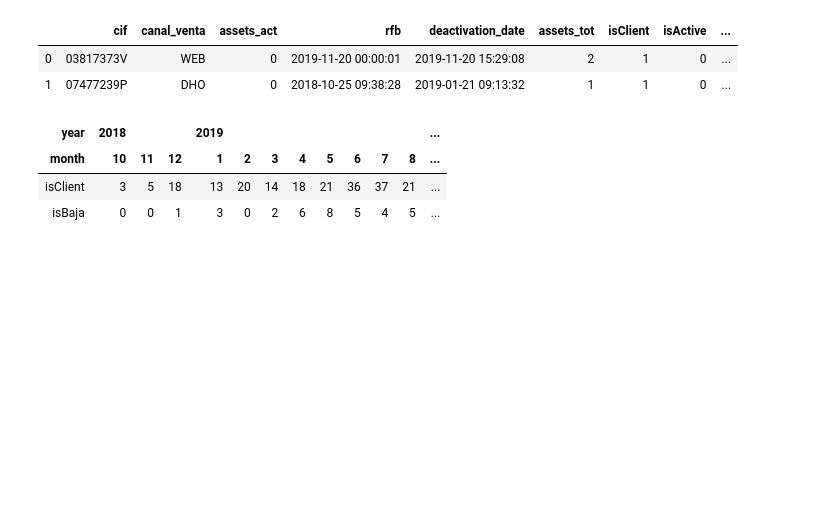
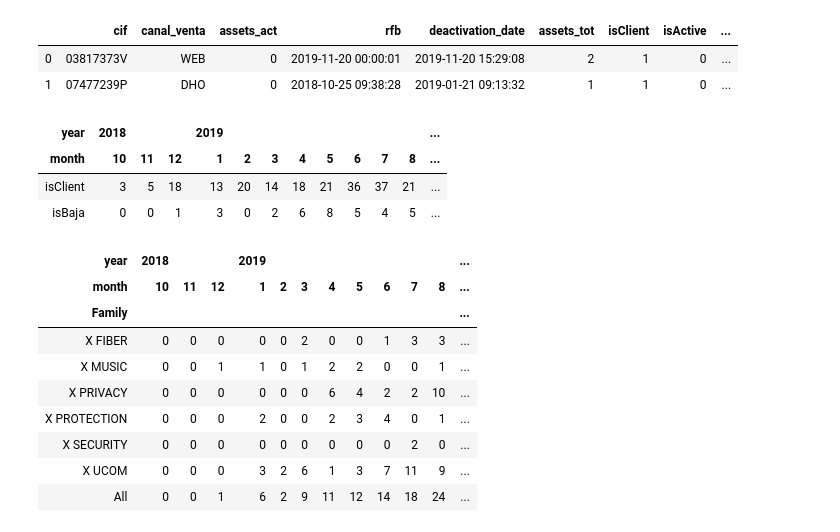
Before and after one commit to mariaadradosr/PyCartera, a Jupyter notebook: Final_PyCartera.ipynb, the cells around one changed output. Saved outputs shown, nothing was run; the diff lists cells and outputs as text; code cells hidden in the pictures; blank space fills up the shorter version.

```diff
--- a/Final_PyCartera.ipynb
+++ b/Final_PyCartera.ipynb
@@ -102,3 +102,18 @@ functions.cli_altas_bajas_mes(df_altas,canal=0)
 | month | 10 | 11 | 12 | 1 | 2 | 3 | 4 | 5 | 6 | 7 | 8 | ... |
 | isClient | 3 | 5 | 18 | 13 | 20 | 14 | 18 | 21 | 36 | 37 | 21 | ... |
 | isBaja | 0 | 0 | 1 | 3 | 0 | 2 | 6 | 8 | 5 | 4 | 5 | ... |
+# %%
+altas,bajas = ass_altas_bajas_prod_mes(df,0)
+# %%
+bajas
+# %% [output]
+| year | 2018 |  |  | 2019 |  |  |  |  |  |  |  | ... |
+| month | 10 | 11 | 12 | 1 | 2 | 3 | 4 | 5 | 6 | 7 | 8 | ... |
+| Family |  |  |  |  |  |  |  |  |  |  |  | ... |
+| X FIBER | 0 | 0 | 0 | 0 | 0 | 2 | 0 | 0 | 1 | 3 | 3 | ... |
+| X MUSIC | 0 | 0 | 1 | 1 | 0 | 1 | 2 | 2 | 0 | 0 | 1 | ... |
+| X PRIVACY | 0 | 0 | 0 | 0 | 0 | 0 | 6 | 4 | 2 | 2 | 10 | ... |
+| X PROTECTION | 0 | 0 | 0 | 2 | 0 | 0 | 2 | 3 | 4 | 0 | 1 | ... |
+| X SECURITY | 0 | 0 | 0 | 0 | 0 | 0 | 0 | 0 | 0 | 2 | 0 | ... |
+| X UCOM | 0 | 0 | 0 | 3 | 2 | 6 | 1 | 3 | 7 | 11 | 9 | ... |
+| All | 0 | 0 | 1 | 6 | 2 | 9 | 11 | 12 | 14 | 18 | 24 | ... |
```
Also changed, not shown: parts of 1 cell of this notebook, 1 other file.
